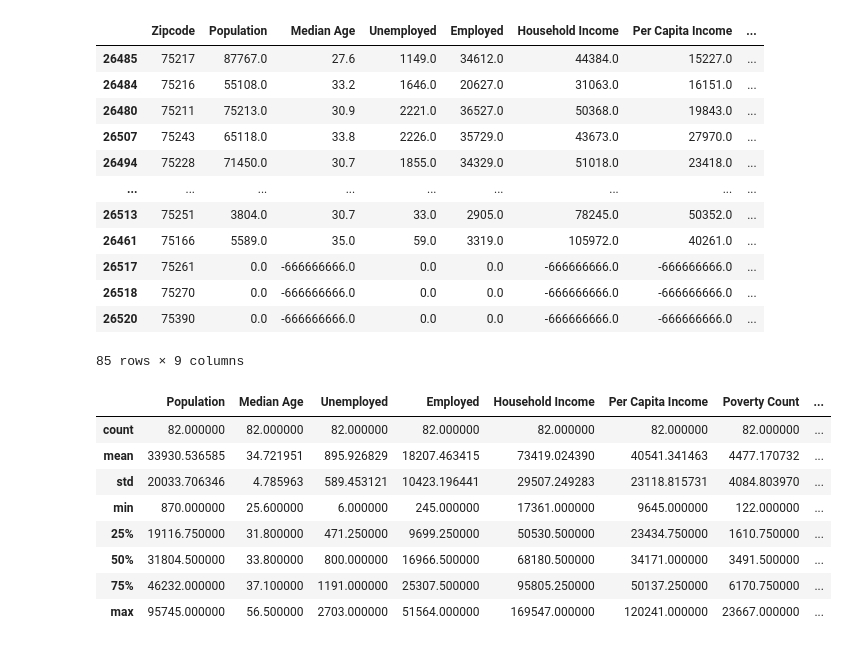
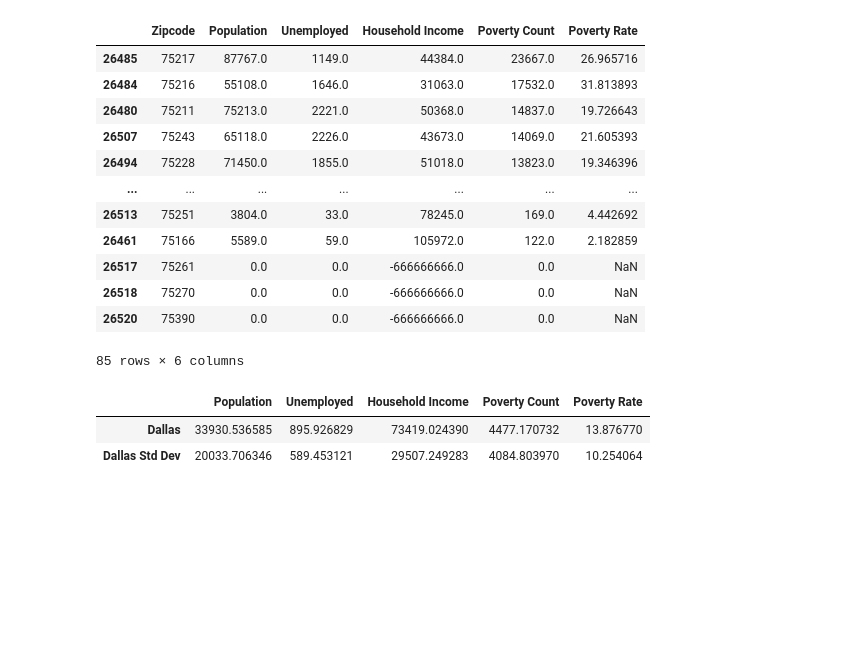
Before and after one commit to Mikelmillz/Group_Project_1_Private_Invest, a Jupyter notebook: Mainbranch/MichaelFolder/Census_Data_2021.ipynb, the cells around one changed output. Saved outputs shown, nothing was run; the diff lists cells and outputs as text; code cells hidden in the pictures; blank space fills up the shorter version.

```diff
--- a/Mainbranch/MichaelFolder/Census_Data_2021.ipynb
+++ b/Mainbranch/MichaelFolder/Census_Data_2021.ipynb
@@ -18,11 +18,8 @@ census_data = c.acs5.get(
         "NAME",
         "B19013_001E",
         "B01003_001E",
-        "B01002_001E",
-        "B19301_001E",
         "B17001_002E",
-        "B23025_005E",
-        "B23025_002E"
+        "B23025_005E"
     ),
     {'for': 'zip code tabulation area:*'}
 )
@@ -34,12 +31,9 @@ census_df = pd.DataFrame(census_data)
 census_df = census_df.rename(
     columns = {
         "B01003_001E": "Population",
-        "B01002_001E": "Median Age",
         "B19013_001E": "Household Income",
-        "B19301_001E": "Per Capita Income",
         "B17001_002E": "Poverty Count",
         "B23025_005E": 'Unemployed',
-        "B23025_002E": 'Employed',
         "NAME": "Name",
         "zip code tabulation area": "Zipcode"
     }
@@ -53,11 +47,8 @@ census_df = census_df[
     [
         "Zipcode",
         "Population",
-        "Median Age",
         'Unemployed',
-        'Employed',
         "Household Income",
-        "Per Capita Income",
         "Poverty Count",
         "Poverty Rate",
 
@@ -154,33 +151,39 @@ dallas_df = poverty_df[poverty_df['Zipcode'].isin(desired_zip_codes)]
 
 dallas_df
 # %% [output]
-|  | Zipcode | Population | Median Age | Unemployed | Employed | Household Income | Per Capita Income | ... |
-| 26485 | 75217 | 87767.0 | 27.6 | 1149.0 | 34612.0 | 44384.0 | 15227.0 | ... |
-| 26484 | 75216 | 55108.0 | 33.2 | 1646.0 | 20627.0 | 31063.0 | 16151.0 | ... |
-| 26480 | 75211 | 75213.0 | 30.9 | 2221.0 | 36527.0 | 50368.0 | 19843.0 | ... |
-| 26507 | 75243 | 65118.0 | 33.8 | 2226.0 | 35729.0 | 43673.0 | 27970.0 | ... |
-| 26494 | 75228 | 71450.0 | 30.7 | 1855.0 | 34329.0 | 51018.0 | 23418.0 | ... |
-| ... | ... | ... | ... | ... | ... | ... | ... | ... |
-| 26513 | 75251 | 3804.0 | 30.7 | 33.0 | 2905.0 | 78245.0 | 50352.0 | ... |
-| 26461 | 75166 | 5589.0 | 35.0 | 59.0 | 3319.0 | 105972.0 | 40261.0 | ... |
-| 26517 | 75261 | 0.0 | -666666666.0 | 0.0 | 0.0 | -666666666.0 | -666666666.0 | ... |
-| 26518 | 75270 | 0.0 | -666666666.0 | 0.0 | 0.0 | -666666666.0 | -666666666.0 | ... |
-| 26520 | 75390 | 0.0 | -666666666.0 | 0.0 | 0.0 | -666666666.0 | -666666666.0 | ... |
+|  | Zipcode | Population | Unemployed | Household Income | Poverty Count | Poverty Rate |
+| 26485 | 75217 | 87767.0 | 1149.0 | 44384.0 | 23667.0 | 26.965716 |
+| 26484 | 75216 | 55108.0 | 1646.0 | 31063.0 | 17532.0 | 31.813893 |
+| 26480 | 75211 | 75213.0 | 2221.0 | 50368.0 | 14837.0 | 19.726643 |
+| 26507 | 75243 | 65118.0 | 2226.0 | 43673.0 | 14069.0 | 21.605393 |
+| 26494 | 75228 | 71450.0 | 1855.0 | 51018.0 | 13823.0 | 19.346396 |
+| ... | ... | ... | ... | ... | ... | ... |
+| 26513 | 75251 | 3804.0 | 33.0 | 78245.0 | 169.0 | 4.442692 |
+| 26461 | 75166 | 5589.0 | 59.0 | 105972.0 | 122.0 | 2.182859 |
+| 26517 | 75261 | 0.0 | 0.0 | -666666666.0 | 0.0 | NaN |
+| 26518 | 75270 | 0.0 | 0.0 | -666666666.0 | 0.0 | NaN |
+| 26520 | 75390 | 0.0 | 0.0 | -666666666.0 | 0.0 | NaN |
-85 rows × 9 columns
+85 rows × 6 columns
 # %%
 dallas_df = dallas_df.dropna()
 # %%
-dallas_df.describe()
+numeric_columns_dallas = dallas_df.select_dtypes(include='number')
+dallas_stats_data = numeric_columns_dallas.mean()
+dallas_std_data = numeric_columns_dallas.std(skipna=True)
+
+dallas_stats = pd.DataFrame(dallas_stats_data).transpose()
+dallas_stats.index = ['Dallas']
+
+dallas_std = pd.DataFrame(dallas_std_data).transpose()
+dallas_std.index = ['Dallas Std Dev']
+
+dallas_stats = pd.concat([dallas_stats, dallas_std])
+
+dallas_stats
 # %% [output]
-|  | Population | Median Age | Unemployed | Employed | Household Income | Per Capita Income | Poverty Count | ... |
-| count | 82.000000 | 82.000000 | 82.000000 | 82.000000 | 82.000000 | 82.000000 | 82.000000 | ... |
-| mean | 33930.536585 | 34.721951 | 895.926829 | 18207.463415 | 73419.024390 | 40541.341463 | 4477.170732 | ... |
-| std | 20033.706346 | 4.785963 | 589.453121 | 10423.196441 | 29507.249283 | 23118.815731 | 4084.803970 | ... |
-| min | 870.000000 | 25.600000 | 6.000000 | 245.000000 | 17361.000000 | 9645.000000 | 122.000000 | ... |
-| 25% | 19116.750000 | 31.800000 | 471.250000 | 9699.250000 | 50530.500000 | 23434.750000 | 1610.750000 | ... |
-| 50% | 31804.500000 | 33.800000 | 800.000000 | 16966.500000 | 68180.500000 | 34171.000000 | 3491.500000 | ... |
-| 75% | 46232.000000 | 37.100000 | 1191.000000 | 25307.500000 | 95805.250000 | 50137.250000 | 6170.750000 | ... |
-| max | 95745.000000 | 56.500000 | 2703.000000 | 51564.000000 | 169547.000000 | 120241.000000 | 23667.000000 | ... |
+|  | Population | Unemployed | Household Income | Poverty Count | Poverty Rate |
+| Dallas | 33930.536585 | 895.926829 | 73419.024390 | 4477.170732 | 13.876770 |
+| Dallas Std Dev | 20033.706346 | 589.453121 | 29507.249283 | 4084.803970 | 10.254064 |
 # %%
 desired_zip_codes = ["94101", "94102", "94103", "94104", "94105", "94107", "94108", "94109", "94110", "94111", "94112", "94114",
                  "94115", "94116", "94117", "94118", "94119", "94120", "94121", "94122", "94123", "94124", "94125", "94126",
```
Also changed, not shown: parts of 17 cells of this notebook, 1 other file.
